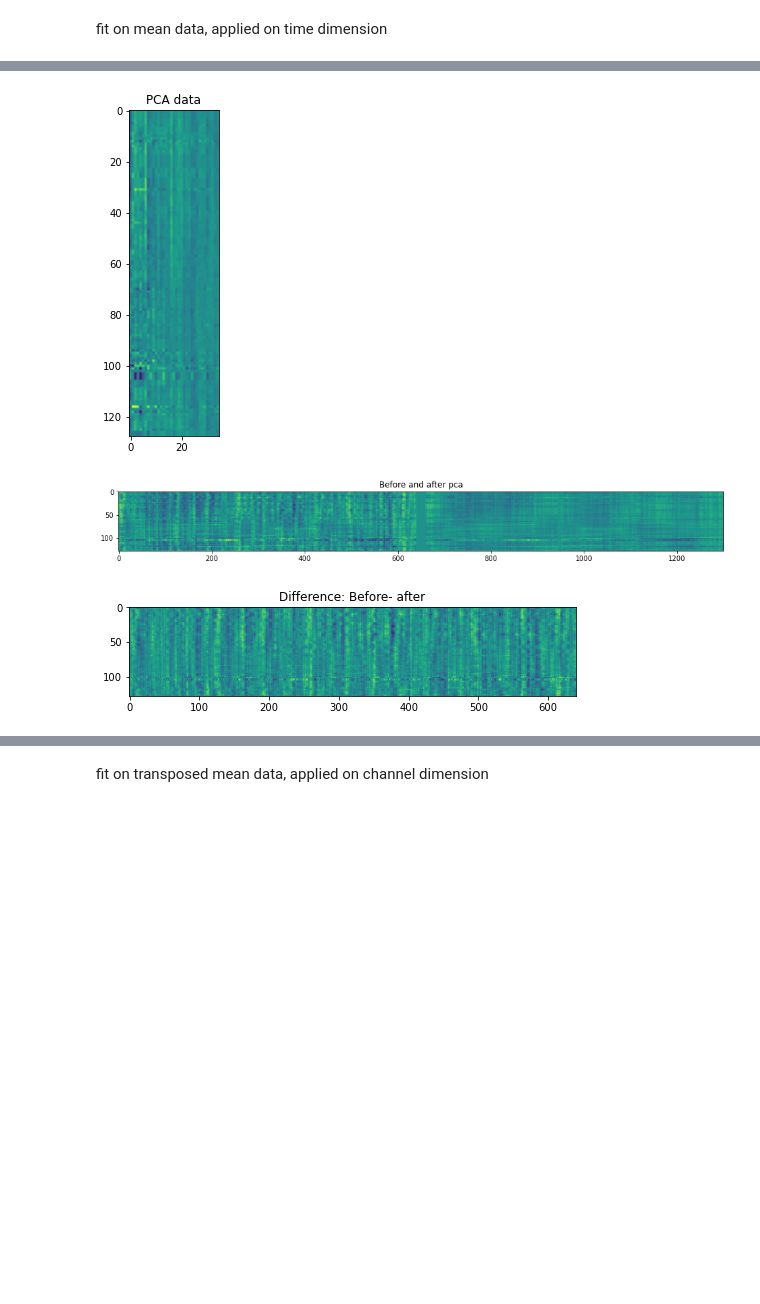
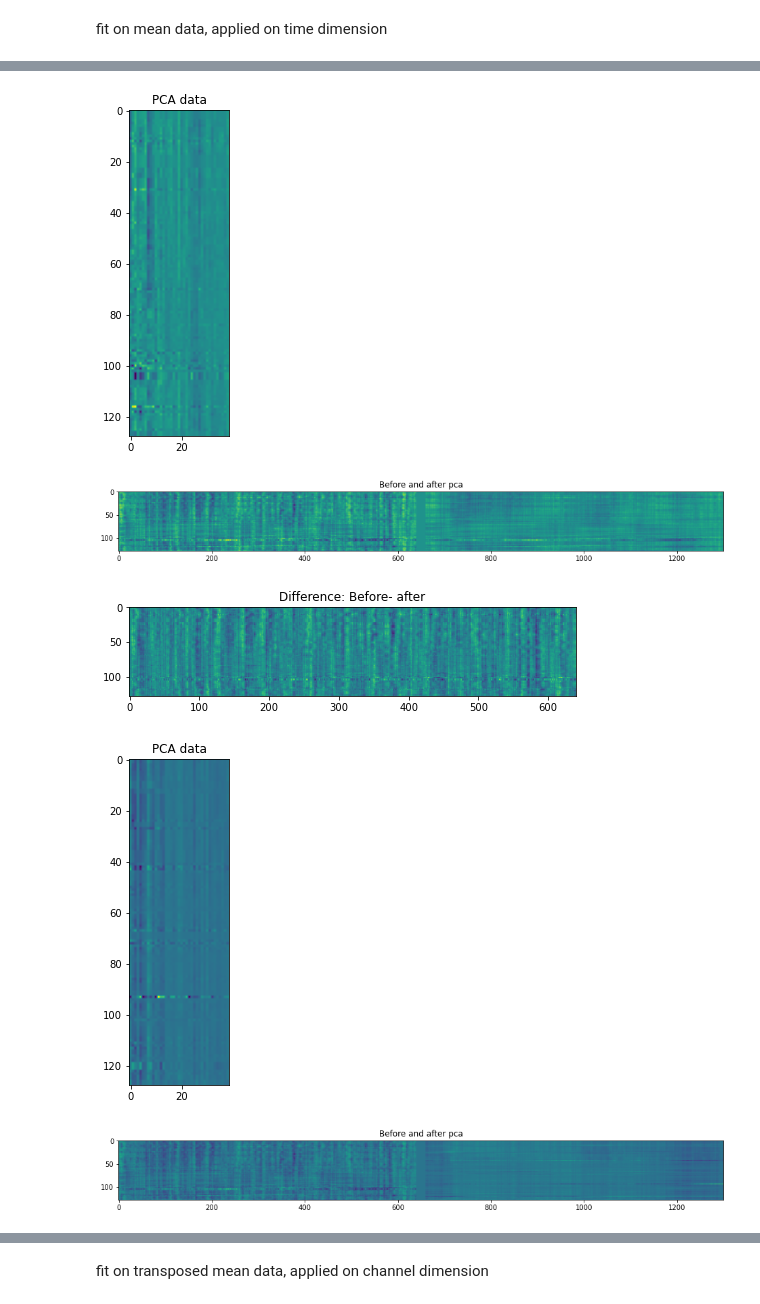
Before and after one commit to lucasld/inner_speech_decoding, a Jupyter notebook: pca_01.ipynb, the cells around one changed output, grey strips where cells are left out. Drawn from its saved outputs; the diff is of its cells as text; code cells hidden in the pictures; blank space fills up the shorter version.

Commit message:
work on pca + add figures folder to .gitignore

```diff
--- a/pca_01.ipynb
+++ b/pca_01.ipynb
@@ -102,7 +124,11 @@ inv_rf = [scaler.inverse_transform(elem.reshape(128, 640)) for elem in inv_rf_pc
 # %%
 # plot results
 for elem in range(1):
-    pca_pic(rf_pca, elem)
+    pca_pic(rf_pca_ds['train'], elem)
     side_by_side(f_data, inv_rf,elem)
     difference(f_data, inv_rf,elem)
+
+    pca_pic(rf_pca_ds['valid'], elem)
+    side_by_side(f_data, inv_rf_valid,elem)
+    difference(f_data, inv_rf_valid,elem)
 # %% [output]
@@ -112,14 +141,16 @@ for elem in range(1):
 # %% [markdown]
 fit on mean data, applied on time dimension
+# %%
+# fit on mean data, applied on time dimension
+pca_2 = PCA(n_components=explained_var)
+pca_2.fit(mean_data)
+mean_time_pca = {}
+for key in split:
+    mean_time_pca[key] = [pca_2.transform(elem) for elem in split[key]]
 # %%
-# fit on mean data, applied on time dimension
-pca_2 = PCA(n_components=explained_var)
-pca_2.fit(mean_data)
-mean_time_pca = [pca_2.transform(elem) for elem in s_data]
-
 # print shapes before and after pca
 print("Shape before PCA: ", mean_data.shape)
-print("Shape after PCA: ", mean_time_pca[0].shape)
+print("Shape after PCA: ", mean_time_pca['train'][0].shape)
 
 # plot explained variance by n components
 plt.plot(np.cumsum(pca_2.explained_variance_ratio_))
@@ -134,14 +165,21 @@ Text(0.5, 1.0, 'PCA based on mean EEG data for time dimension')
 # %%
 # reverse pca
-inv_mean_time_pca = [pca_2.inverse_transform(elem) for elem in mean_time_pca]
+inv_mean_time_pca = [pca_2.inverse_transform(elem) for elem in mean_time_pca['train']]
 inv_mean_time= [scaler.inverse_transform(elem) for elem in inv_mean_time_pca]
+inv_mean_time_pca_valid = [pca_2.inverse_transform(elem) for elem in mean_time_pca['valid']]
+inv_mean_time_valid= [scaler.inverse_transform(elem) for elem in inv_mean_time_pca_valid]
 # %%
 # plot results
 for elem in range(1):
-    pca_pic(mean_time_pca, elem, dim = 2)
+    pca_pic(mean_time_pca['train'], elem, dim = 2)
     side_by_side(f_data, inv_mean_time,elem)
     difference(f_data, inv_mean_time,elem)
+    pca_pic(mean_time_pca['valid'], elem, dim = 2)
+    side_by_side(f_data, inv_mean_time_valid,elem)
+    difference(f_data, inv_mean_time_valid,elem)
 # %% [output]
-[figure, old version]
+[figure, new version]
 [figure]
 [figure]
+[figure, added]
+[figure, added]
```
Also changed, not shown: parts of 23 cells of this notebook, 3 other files.
